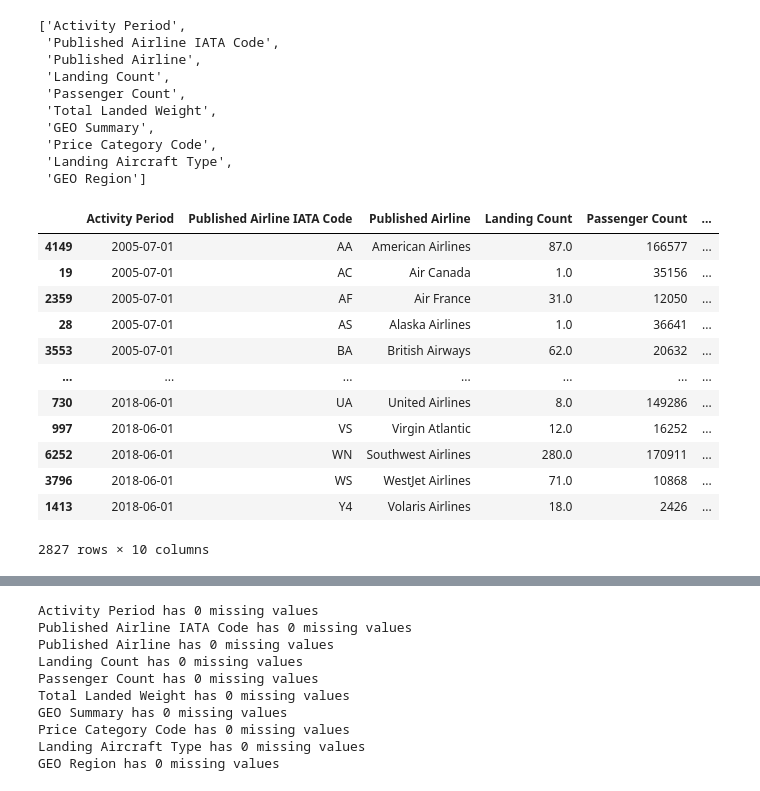
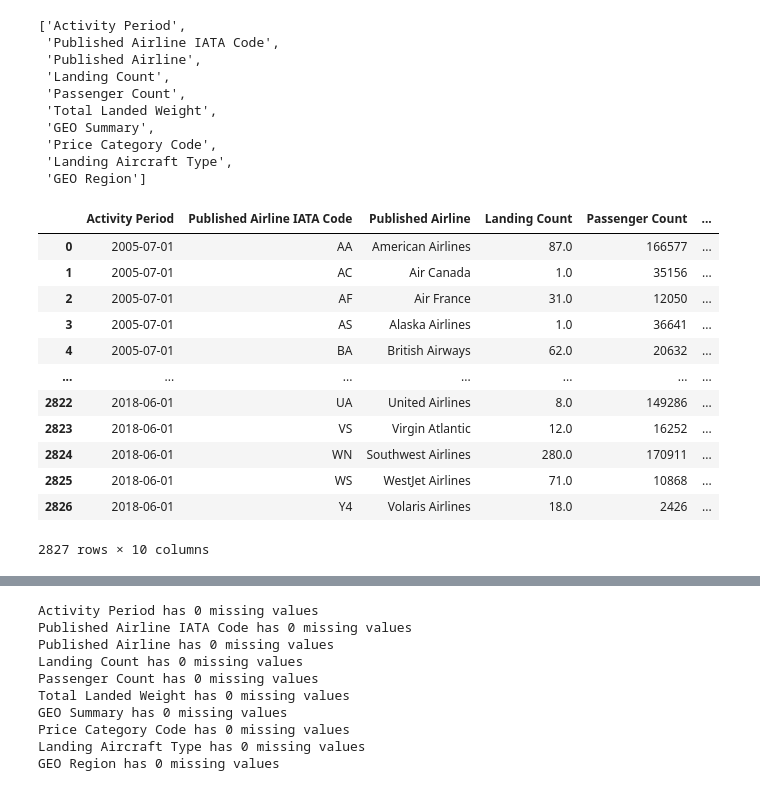
Before and after one commit to Alexlamp/final_project_group1, a Jupyter notebook: Data_ETL.ipynb, the cells around one changed output, grey strips where cells are left out. Saved outputs shown, nothing was run; the diff lists cells and outputs as text; code cells hidden in the pictures.

```diff
--- a/Data_ETL.ipynb
+++ b/Data_ETL.ipynb
@@ -154,5 +33,0 @@ display(arr_delay_avg_per_month)
-# %%
-for airline in airline_list:
-    ax = arr_delay_avg_per_month[airline].plot(lw=2, markersize=50, figsize = (12,4), title = "Average delay per month")
-
-plt.legend(airline_list, loc='center right')
@@ -263,0 +162,8 @@ airline_delay_stat_db
+# %%
+try:
+    airline_delay_stat_db,airline_delay_stat = airplane_data()
+    dataframe_list_update(dataframe_list,airline_delay_stat_db)
+    dataframe_dict['airline_delay_stat_db'] = airline_delay_stat_db
+
+except:
+    print('Delay csv file not loaded')
@@ -450,0 +433,3 @@ dtype: object
+# %%
+dataframe_list_update(dataframe_list,sfo_landing_statistics)
+dataframe_dict['sfo_landing_statistics']=sfo_landing_statistics
@@ -451,3 +470,8 @@ dtype: object
+# %%
+#updating dataframe list
+
+dataframe_list_update(dataframe_list,sfo_passanger_statistics)
+dataframe_dict['sfo_passanger_statistics']=sfo_passanger_statistics
 # %% [markdown]
 ### Joined air traffic at SFO
 # %%
@@ -586,20 +610,22 @@ sfo_data_columns
  'GEO Region']
 # %%
 sfo_data_filtered = sfo_data_filtered[sfo_data_columns]
+sfo_data_filtered = sfo_data_filtered.reset_index()
+sfo_data_filtered = sfo_data_filtered.drop('index',1)
 sfo_data_filtered
 # %% [output]
 |  | Activity Period | Published Airline IATA Code | Published Airline | Landing Count | Passenger Count | ... |
-| 4149 | 2005-07-01 | AA | American Airlines | 87.0 | 166577 | ... |
-| 19 | 2005-07-01 | AC | Air Canada | 1.0 | 35156 | ... |
-| 2359 | 2005-07-01 | AF | Air France | 31.0 | 12050 | ... |
-| 28 | 2005-07-01 | AS | Alaska Airlines | 1.0 | 36641 | ... |
-| 3553 | 2005-07-01 | BA | British Airways | 62.0 | 20632 | ... |
+| 0 | 2005-07-01 | AA | American Airlines | 87.0 | 166577 | ... |
+| 1 | 2005-07-01 | AC | Air Canada | 1.0 | 35156 | ... |
+| 2 | 2005-07-01 | AF | Air France | 31.0 | 12050 | ... |
+| 3 | 2005-07-01 | AS | Alaska Airlines | 1.0 | 36641 | ... |
+| 4 | 2005-07-01 | BA | British Airways | 62.0 | 20632 | ... |
 | ... | ... | ... | ... | ... | ... | ... |
-| 730 | 2018-06-01 | UA | United Airlines | 8.0 | 149286 | ... |
-| 997 | 2018-06-01 | VS | Virgin Atlantic | 12.0 | 16252 | ... |
-| 6252 | 2018-06-01 | WN | Southwest Airlines | 280.0 | 170911 | ... |
-| 3796 | 2018-06-01 | WS | WestJet Airlines | 71.0 | 10868 | ... |
-| 1413 | 2018-06-01 | Y4 | Volaris Airlines | 18.0 | 2426 | ... |
+| 2822 | 2018-06-01 | UA | United Airlines | 8.0 | 149286 | ... |
+| 2823 | 2018-06-01 | VS | Virgin Atlantic | 12.0 | 16252 | ... |
+| 2824 | 2018-06-01 | WN | Southwest Airlines | 280.0 | 170911 | ... |
+| 2825 | 2018-06-01 | WS | WestJet Airlines | 71.0 | 10868 | ... |
+| 2826 | 2018-06-01 | Y4 | Volaris Airlines | 18.0 | 2426 | ... |
 2827 rows × 10 columns
 # %%
 for column in sfo_data_filtered:
```
Also changed, not shown: parts of 138 cells of this notebook.
